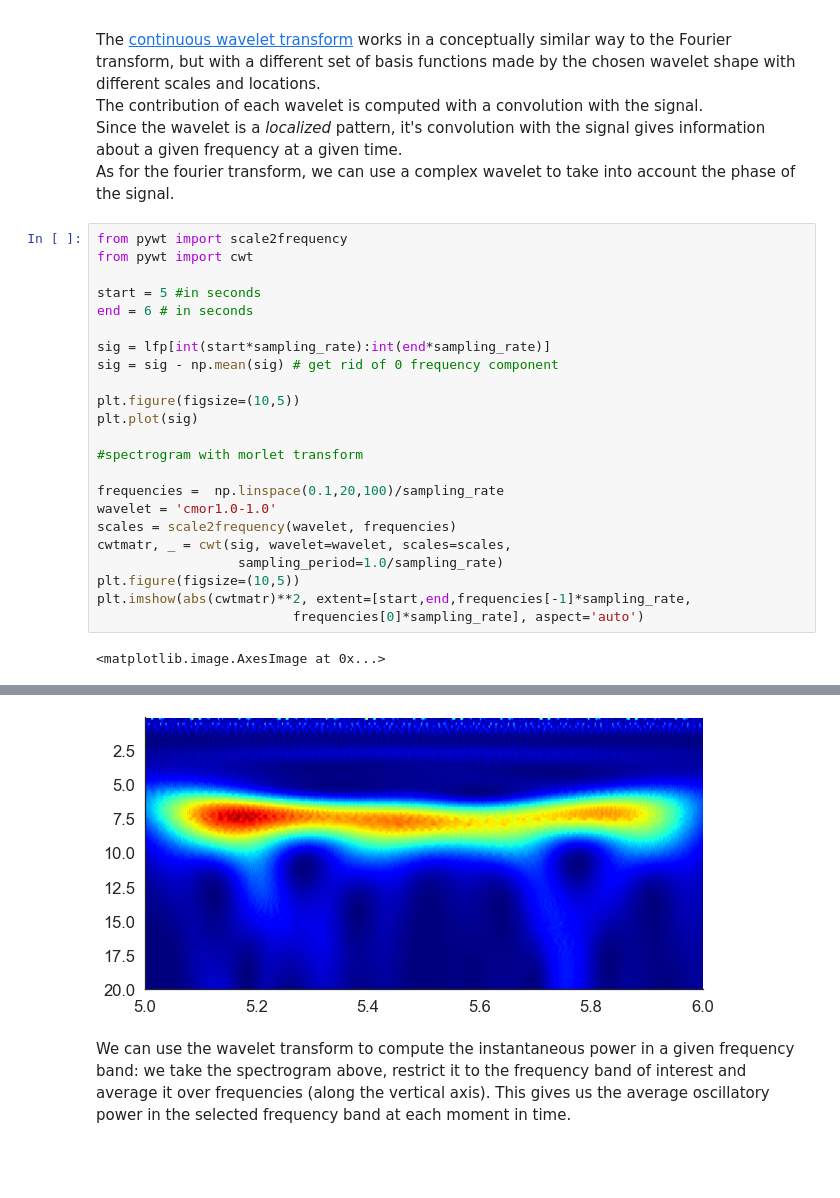
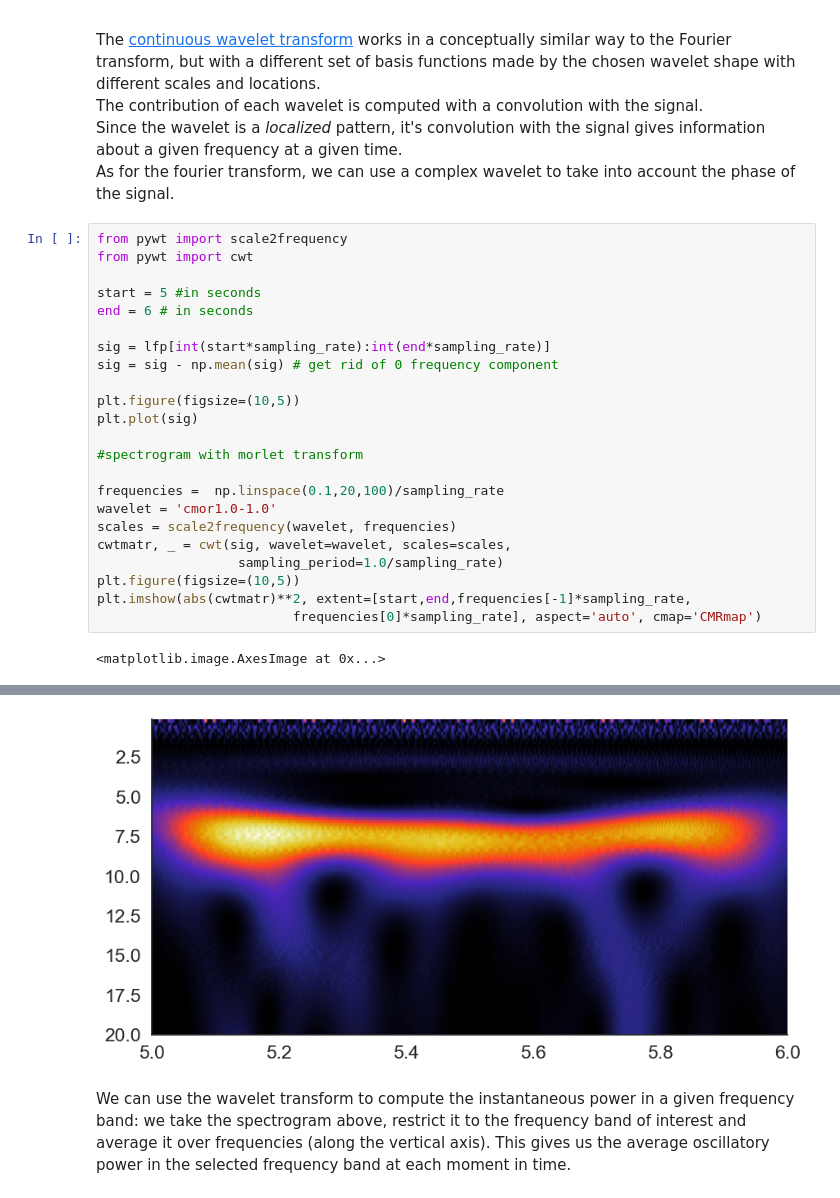
Before and after one commit to neural-data-science-course/neural-data, a Jupyter notebook: 01-local_field_potential/local-field-potential.ipynb, the cells around one changed output, grey strips where cells are left out. Cells and saved outputs as stored; diff of their text form; blank space fills up the shorter version.

Commit message:
specified cmap to avoid error

```diff
--- a/01-local_field_potential/local-field-potential.ipynb
+++ b/01-local_field_potential/local-field-potential.ipynb
@@ -273,30 +274,30 @@ As for the fourier transform, we can use a complex wavelet to take into account
 # %%
 from pywt import scale2frequency
 from pywt import cwt
 
 start = 5 #in seconds
 end = 6 # in seconds
 
 sig = lfp[int(start*sampling_rate):int(end*sampling_rate)]
 sig = sig - np.mean(sig) # get rid of 0 frequency component
 
 plt.figure(figsize=(10,5))
 plt.plot(sig)
 
 #spectrogram with morlet transform
 
 frequencies =  np.linspace(0.1,20,100)/sampling_rate
 wavelet = 'cmor1.0-1.0'
 scales = scale2frequency(wavelet, frequencies)
 cwtmatr, _ = cwt(sig, wavelet=wavelet, scales=scales,
                   sampling_period=1.0/sampling_rate)
 plt.figure(figsize=(10,5))
 plt.imshow(abs(cwtmatr)**2, extent=[start,end,frequencies[-1]*sampling_rate,
-                         frequencies[0]*sampling_rate], aspect='auto')
+                         frequencies[0]*sampling_rate], aspect='auto', cmap='CMRmap')
 # %% [output]
 <matplotlib.image.AxesImage at 0x...>
 [figure]
-[figure, old version]
+[figure, new version]
 # %% [markdown]
 We can use the wavelet transform to compute the instantaneous power in a given frequency band: we take the spectrogram above, restrict it to the frequency band of interest and average it over frequencies (along the vertical axis). This gives us the average oscillatory power in the selected frequency band at each moment in time.
 # %%
```
Also changed, not shown: parts of 2 cells of this notebook.
